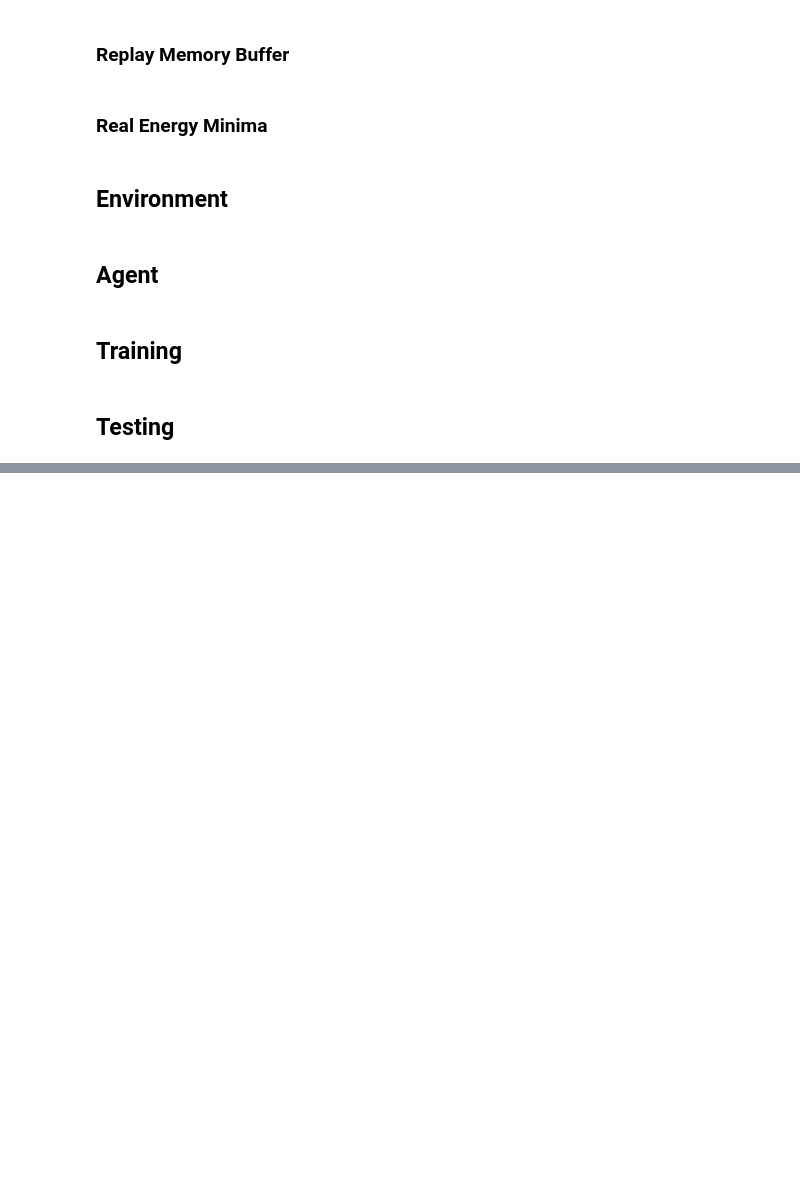
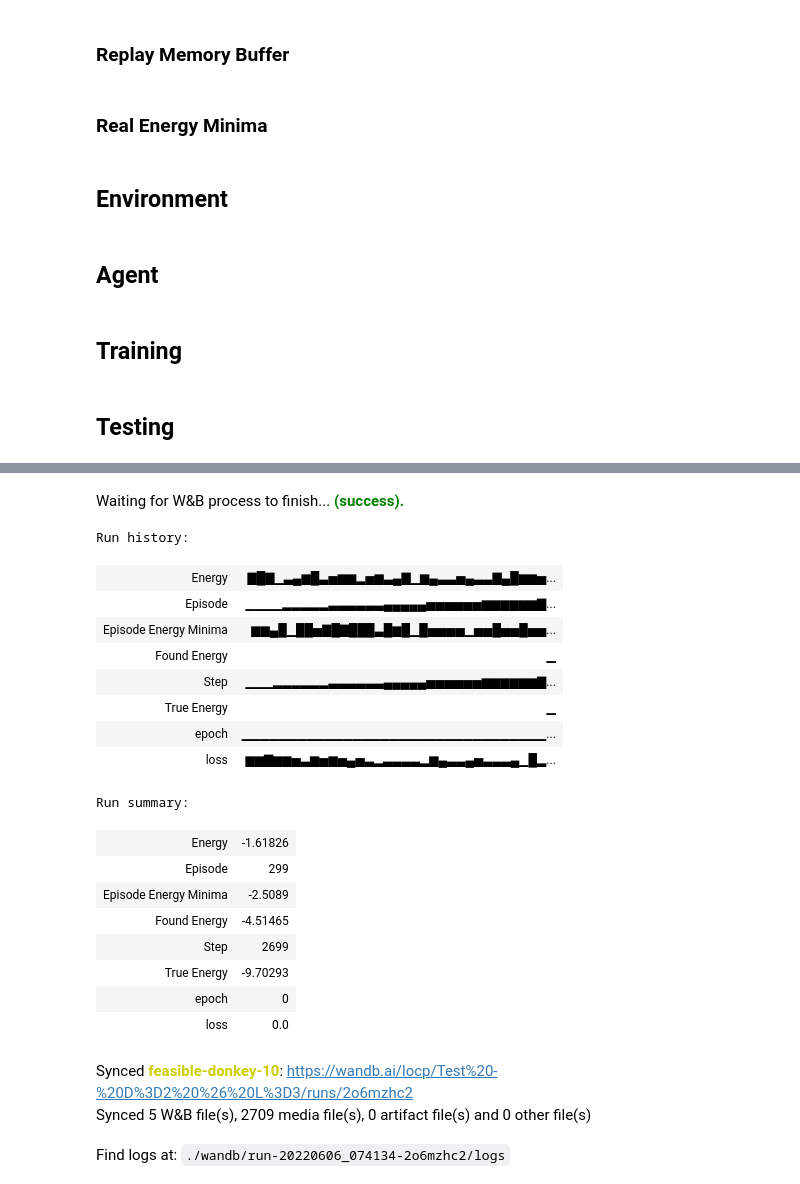
Before and after one commit to Filorland/LOCP_B, a Jupyter notebook: Project/FirstTest.ipynb, the cells around one changed output, grey strips where cells are left out. Saved outputs shown, nothing was run; the diff lists cells and outputs as text; code cells hidden in the pictures; blank space fills up the shorter version.

```diff
--- a/Project/FirstTest.ipynb
+++ b/Project/FirstTest.ipynb
@@ -390,10 +390,7 @@ def train(env, replay_memory, model, target_model, done):
     model.fit(loader.load(), steps_per_epoch=loader.steps_per_epoch, verbose=2,
                 callbacks = [WandbCallback()])
 # %%
-def main(L=L, D=D):
-    L = 3
-    D = 2
-    env = SG_env(L=L, D=D)
+def main(env):
 
     # Epsilon-greedy algorithm in initialized at 1
     # => every step is random at the start
@@ -421,6 +418,7 @@ def main(L=L, D=D):
     for episode in range(train_episodes):
         # reset the variables at the beginning of an episode
         trajectory_buffer = []
+        ep_min_energy = np.inf
         steps_to_update_target_model = 0
         env.reset()
         previous_obs = np.ones(shape=(env.N,1)).astype("int32")
@@ -458,6 +456,7 @@ def main(L=L, D=D):
             # save the parameter in the buffer
             trajectory_buffer.append([previous_obs, action, reward, new_observation, done, e, env.dense_AdjMat, env.inter_matrix])
             energy_buffer.append([episode, new_observation, env.interaction, e])
+            if ep_min_energy>e: ep_min_energy = e
 
             # load interesting parameters to weight&Biases
             wandb.log({
@@ -491,5 +490,6 @@ def main(L=L, D=D):
 
         # update epsilon using the following rule
         epsilon = min_epsilon+ (max_epsilon -min_epsilon) * np.exp(-decay *episode)
+        wandb.log({"Episode Energy Minima" : ep_min_energy})
 
-    return [target_model, env]
+    return target_model
@@ -511,9 +503,8 @@ def test(env, model, L):
 
     while not done:
         observation = env.get_state()
-        wandb.log({
-            "Test state": wandb.Image(observation.reshape(L,L)),
-        })
+        wandb.log({"Test state": wandb.Image(observation.reshape(L,L))})
+
         # Exploit best known action
         predicted = model([observation.reshape(1,env.N,1), env.dense_AdjMat.reshape(1,env.N,env.N), env.inter_matrix.reshape(1,env.N,env.N,1)], training=False).numpy()[0]
         while True:
@@ -527,6 +518,6 @@ def test(env, model, L):
         done = env._episode_ended
         e = env.computeEnergy()
         energy.append([new_observation, e])
-        ground_state = energy[energy[1]==min(energy[1])]
 
+    ground_state = np.min([e[1] for e in energy])
     return ground_state
@@ -532,0 +526,8 @@ def test(env, model, L):
+# %%
+L = 3
+D = 2
+N = L**D
+environment = SG_env(L=L, D=D)
+
+# train and save the model
+trained_targetModel = main(environment)
@@ -533,9 +592,11 @@ def test(env, model, L):
 # %%
+# create a list of all possible states
+ensemble = [1, -1]
+all_states = [x for x in product(ensemble, repeat=N)]
 # compute the true energy minima
-trueEnergy = EnergyMinima(L=L, D=D, inter=environment.interaction)
-print("True energy minima\n =>", trueEnergy)
+trueEnergy = EnergyMinima(states=all_states, inter=environment.interaction, sparseAdj=environment.sp_AdjMat.indices.numpy())
+print("\n\nTrue energy minima\n =>", trueEnergy)
 
 # test the trained model
-foundEnergy = test(environment, trainedModel, L=L)
-print("Found energy minima\n =>", foundEnergy)
-wandb.finish()
+foundEnergy = test(environment, trained_targetModel, L=L)
+print("\nFound energy minima\n =>", foundEnergy, "\n\n")
@@ -545,0 +617,29 @@ Created in <span style='font-weight:600;margin-left:4px;'>Deepnote</span></a>
+# %%
+wandb.log({
+    "True Energy"  : trueEnergy,
+    "Found Energy" : foundEnergy
+})
+wandb.finish()
+# %% [output]
+Waiting for W&B process to finish... (success).
+Run history:
+| Energy | ▇█▇▁▃▄▆█▃▅▆▆▂▅▆▃▄▇▁▆▄▃▃▅▄▃▃▇▄█▆▆▅... |
+| Episode | ▁▁▁▁▂▂▂▂▂▃▃▃▃▃▃▄▄▄▄▄▅▅▅▅▅▅▆▆▆▆▆▆▇... |
+| Episode Energy Minima | ▆▆▄█▁██▅▇█▇███▃█▆█▁█▅▅▅▅▁▅▅█▅▅█▅▅... |
+| Found Energy | ▁ |
+| Step | ▁▁▁▂▂▂▂▂▂▃▃▃▃▃▃▄▄▄▄▄▅▅▅▅▅▅▆▆▆▆▆▆▇... |
+| True Energy | ▁ |
+| epoch | ▁▁▁▁▁▁▁▁▁▁▁▁▁▁▁▁▁▁▁▁▁▁▁▁▁▁▁▁▁▁▁▁▁... |
+| loss | ▆▆▇▆▆▅▃▆▅▆▅▄▅▃▂▃▃▃▃▂▆▄▃▃▄▅▃▃▃▄▁█▂... |
+Run summary:
+| Energy | -1.61826 |
+| Episode | 299 |
+| Episode Energy Minima | -2.5089 |
+| Found Energy | -4.51465 |
+| Step | 2699 |
+| True Energy | -9.70293 |
+| epoch | 0 |
+| loss | 0.0 |
+Synced feasible-donkey-10: https://wandb.ai/locp/Test%20-%20D%3D2%20%26%20L%3D3/runs/2o6mzhc2
+Synced 5 W&B file(s), 2709 media file(s), 0 artifact file(s) and 0 other file(s)
+Find logs at: ./wandb/run-20220606_074134-2o6mzhc2/logs
```
Also changed, not shown: parts of 8 cells of this notebook.
